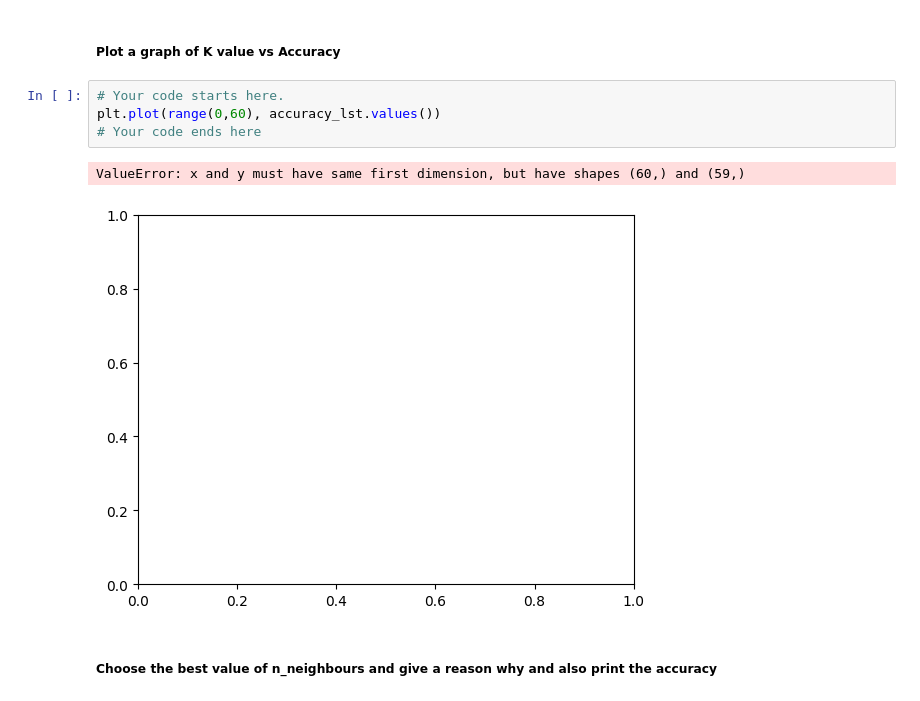
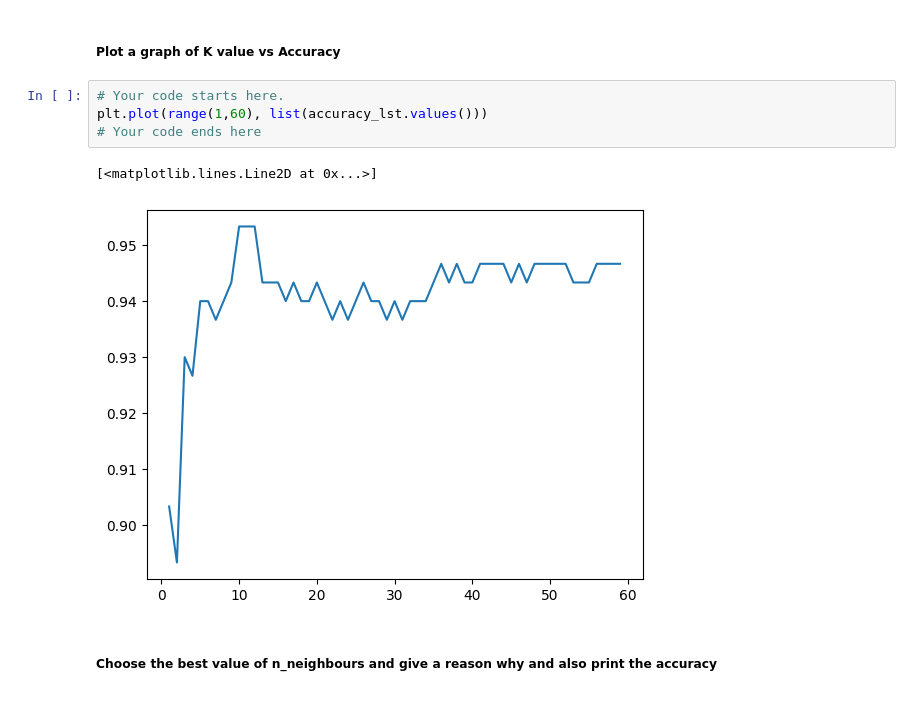
Before and after one commit to Preksha-D/Synapse_LP, a Jupyter notebook: Task2_Preksha.ipynb, the cells around one changed output. Cells and saved outputs as stored; diff of their text form.

```diff
--- a/Task2_Preksha.ipynb
+++ b/Task2_Preksha.ipynb
@@ -714,11 +714,11 @@ for i in range(1,60):
 ##### **Plot a graph of K value vs Accuracy**
 # %%
 # Your code starts here.
-plt.plot(range(0,60), accuracy_lst.values())
+plt.plot(range(1,60), list(accuracy_lst.values()))
 # Your code ends here
 # %% [output]
-ValueError: x and y must have same first dimension, but have shapes (60,) and (59,)
+[<matplotlib.lines.Line2D at 0x...>]
-[figure, old version]
+[figure, new version]
 # %% [markdown]
 ##### **Choose the best value of n_neighbours and give a reason why and also print the accuracy**
 # %%
```
